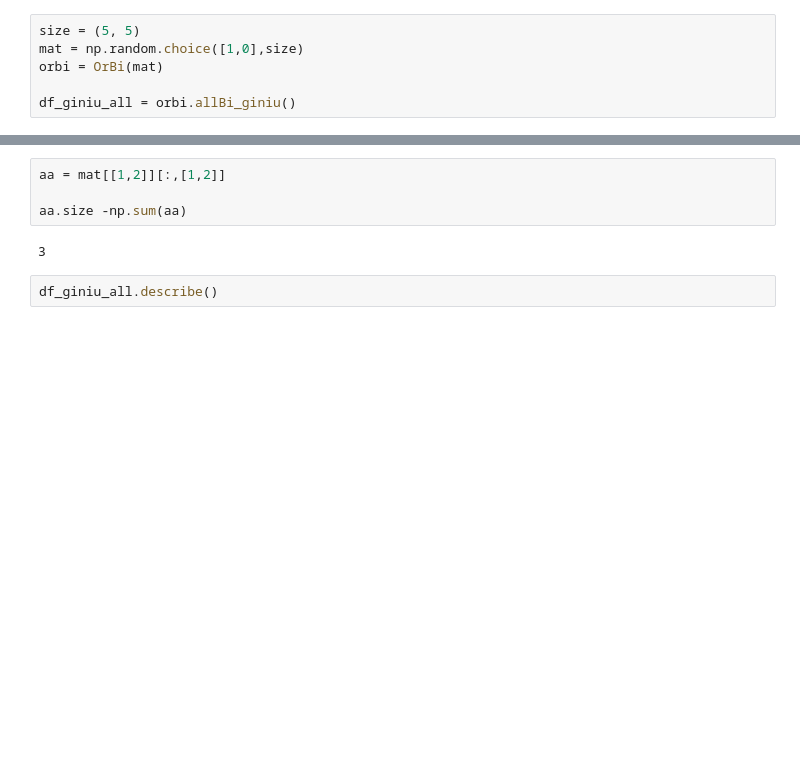
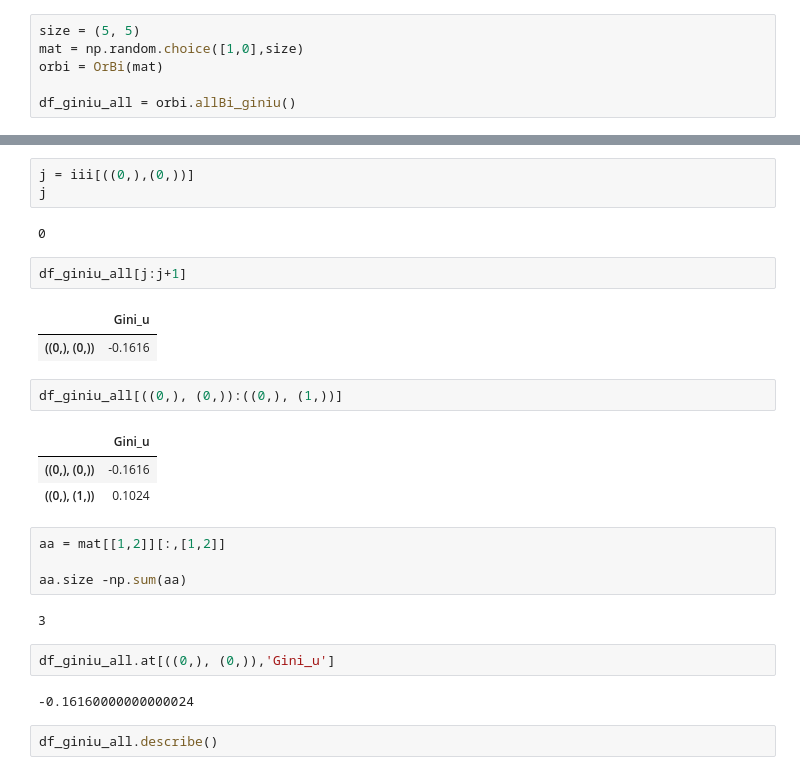
Before and after one commit to Haoyu2/DMLab-2020Spring, a Jupyter notebook: _gini.ipynb, the cells around one changed output, grey strips where cells are left out. Saved outputs shown, nothing was run; the diff lists cells and outputs as text; blank space fills up the shorter version.

```diff
--- a/_gini.ipynb
+++ b/_gini.ipynb
@@ -111,9 +162,29 @@ df_giniu_all = orbi.allBi_giniu()
+# %%
+j = iii[((0,),(0,))]
+j
+# %% [output]
+0
+# %%
+df_giniu_all[j:j+1]
+# %% [output]
+|  | Gini_u |
+| ((0,), (0,)) | -0.1616 |
+# %%
+df_giniu_all[((0,), (0,)):((0,), (1,))]
+# %% [output]
+|  | Gini_u |
+| ((0,), (0,)) | -0.1616 |
+| ((0,), (1,)) | 0.1024 |
 # %%
 aa = mat[[1,2]][:,[1,2]]
 
 aa.size -np.sum(aa)
 # %% [output]
 3
+# %%
+df_giniu_all.at[((0,), (0,)),'Gini_u']
+# %% [output]
+-0.16160000000000024
 # %%
 df_giniu_all.describe()
 # %% [output]
```
Also changed, not shown: parts of 4 cells of this notebook, 10 other files.
